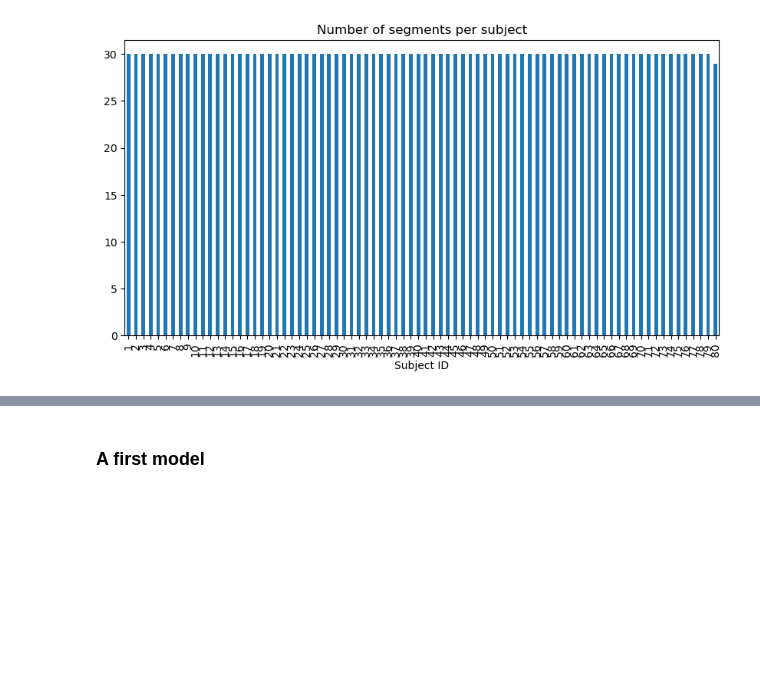
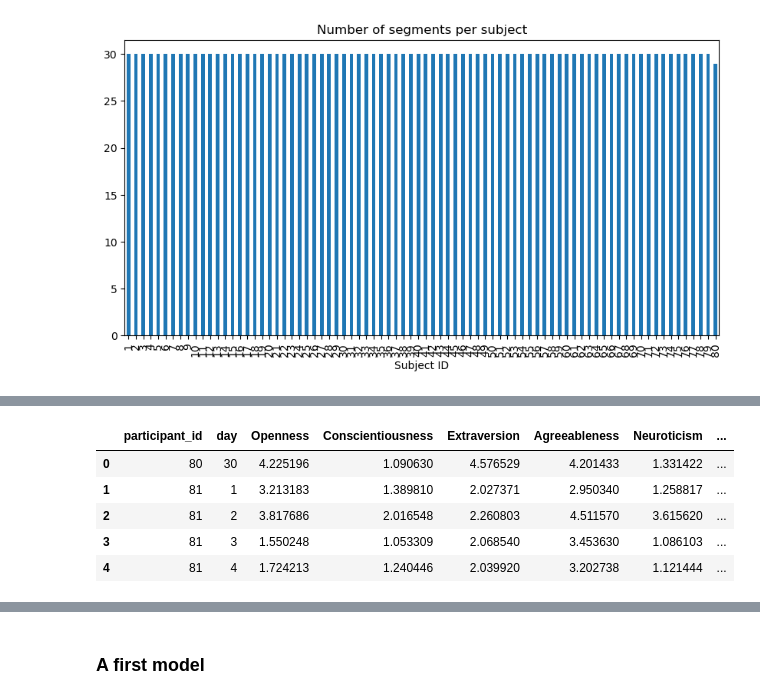
Before and after one commit to mittenover/Data_camp_final, a Jupyter notebook: stress_estimation_starting_kit.ipynb, the cells around one changed output, grey strips where cells are left out. Cells and saved outputs as stored; diff of their text form; code cells hidden in the pictures; blank space fills up the shorter version.

```diff
--- a/stress_estimation_starting_kit.ipynb
+++ b/stress_estimation_starting_kit.ipynb
@@ -115,0 +141,10 @@ plt.legend()
+# %%
+X_test_df, y_test = problem.get_test_data()
+X_test_df.head()
+# %% [output]
+|  | participant_id | day | Openness | Conscientiousness | Extraversion | Agreeableness | Neuroticism | ... |
+| 0 | 80 | 30 | 4.225196 | 1.090630 | 4.576529 | 4.201433 | 1.331422 | ... |
+| 1 | 81 | 1 | 3.213183 | 1.389810 | 2.027371 | 2.950340 | 1.258817 | ... |
+| 2 | 81 | 2 | 3.817686 | 2.016548 | 2.260803 | 4.511570 | 3.615620 | ... |
+| 3 | 81 | 3 | 1.550248 | 1.053309 | 2.068540 | 3.453630 | 1.086103 | ... |
+| 4 | 81 | 4 | 1.724213 | 1.240446 | 2.039920 | 3.202738 | 1.121444 | ... |
```
Also changed, not shown: parts of 15 cells of this notebook.
